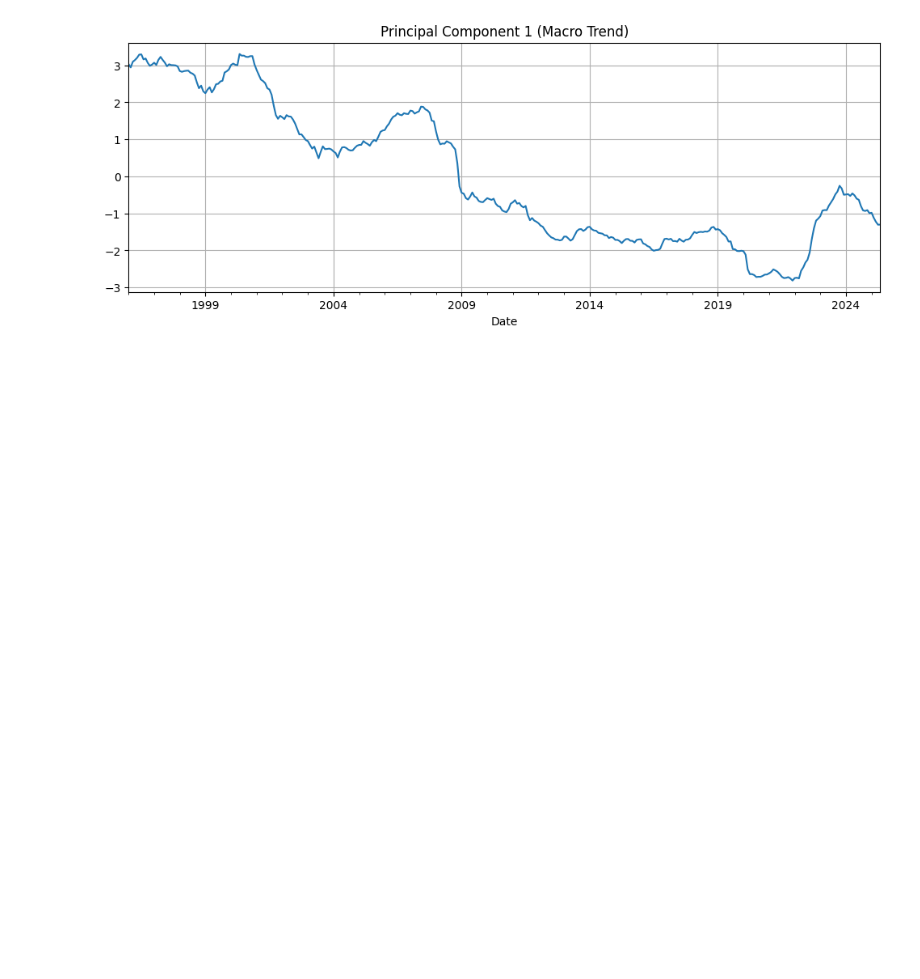
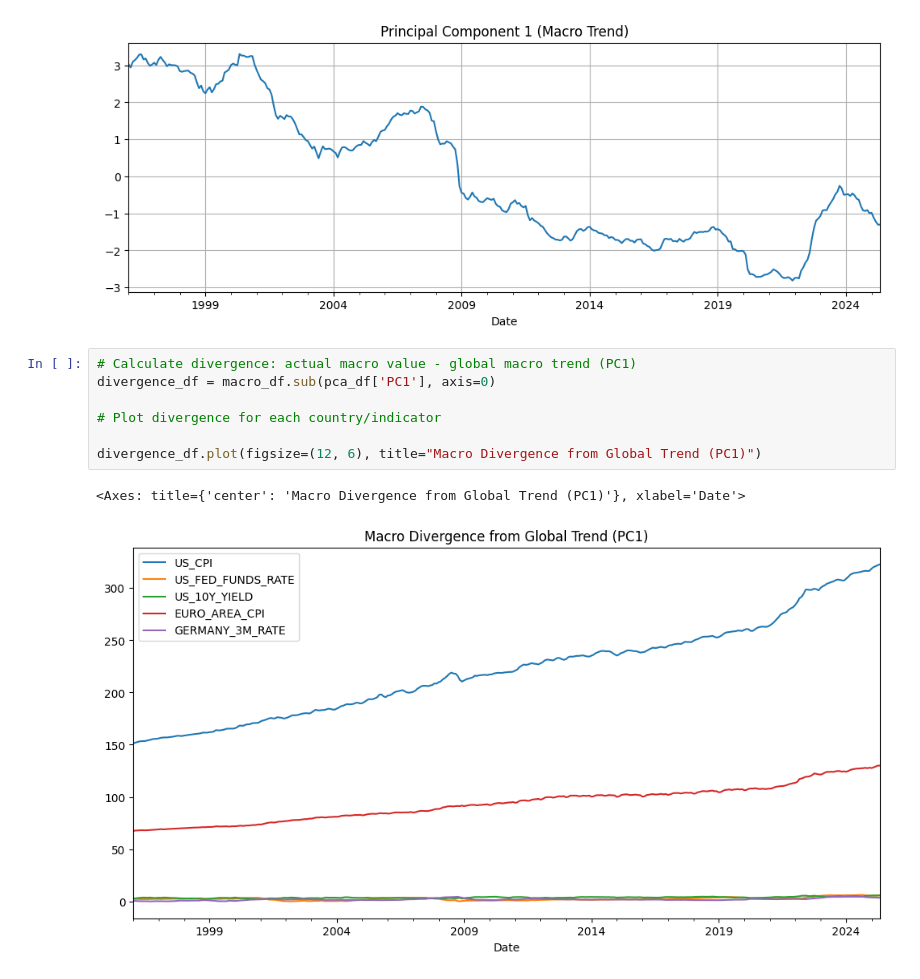
Before and after one commit to FrimpsManu/macro-arb-engine, a Jupyter notebook: notebooks/pca_macro_analysis.ipynb, the cells around one changed output. Drawn from its saved outputs; the diff is of its cells as text; blank space fills up the shorter version.

Commit message:
Phase 3 complete: Macro divergence and Germany signal extracted

```diff
--- a/notebooks/pca_macro_analysis.ipynb
+++ b/notebooks/pca_macro_analysis.ipynb
@@ -44,3 +44,13 @@ pca_df['PC1'].plot(figsize=(12, 4), title="Principal Component 1 (Macro Trend)",
 [figure]
 <Axes: title={'center': 'Principal Component 1 (Macro Trend)'}, xlabel='Date'>
 [figure]
+# %%
+# Calculate divergence: actual macro value - global macro trend (PC1)
+divergence_df = macro_df.sub(pca_df['PC1'], axis=0)
+
+# Plot divergence for each country/indicator
+
+divergence_df.plot(figsize=(12, 6), title="Macro Divergence from Global Trend (PC1)")
+# %% [output]
+<Axes: title={'center': 'Macro Divergence from Global Trend (PC1)'}, xlabel='Date'>
+[figure, added]
```
Also changed, not shown: parts of 2 cells of this notebook.
